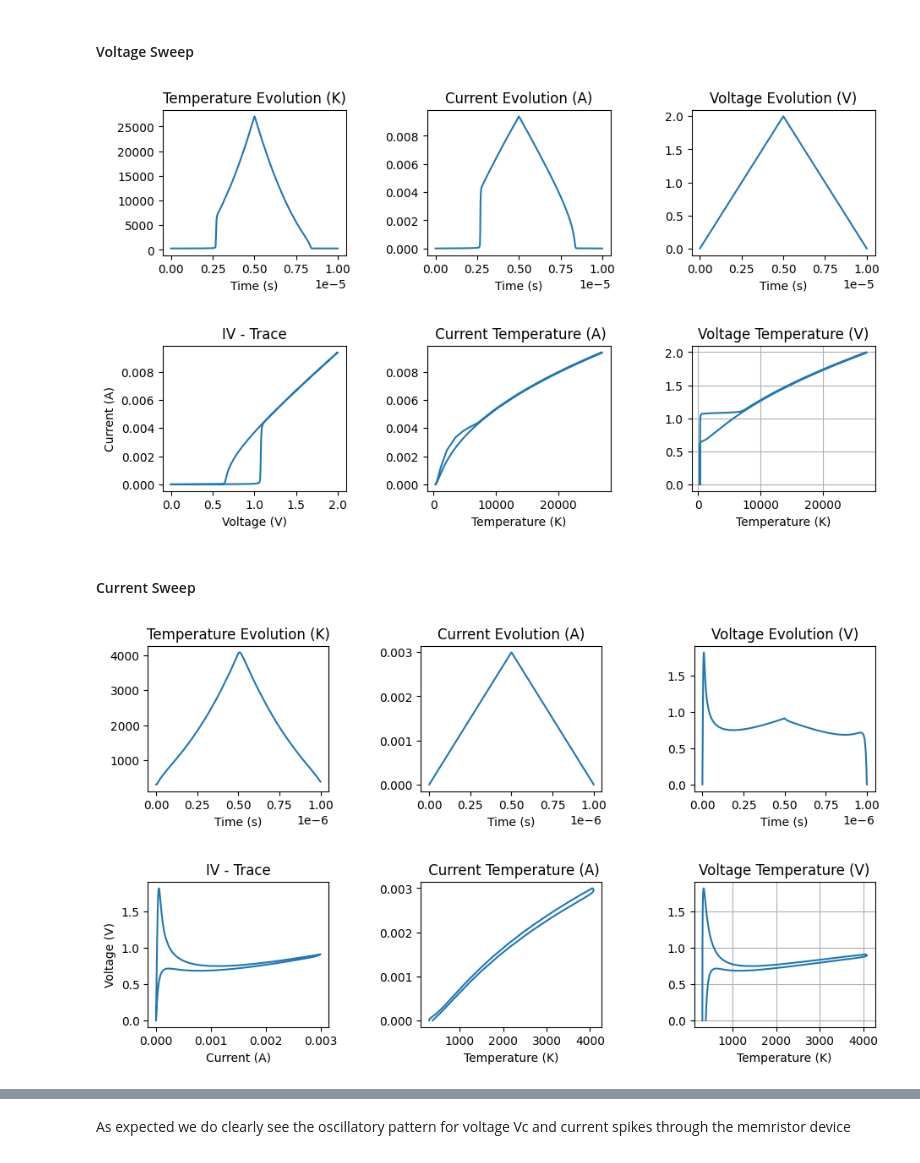
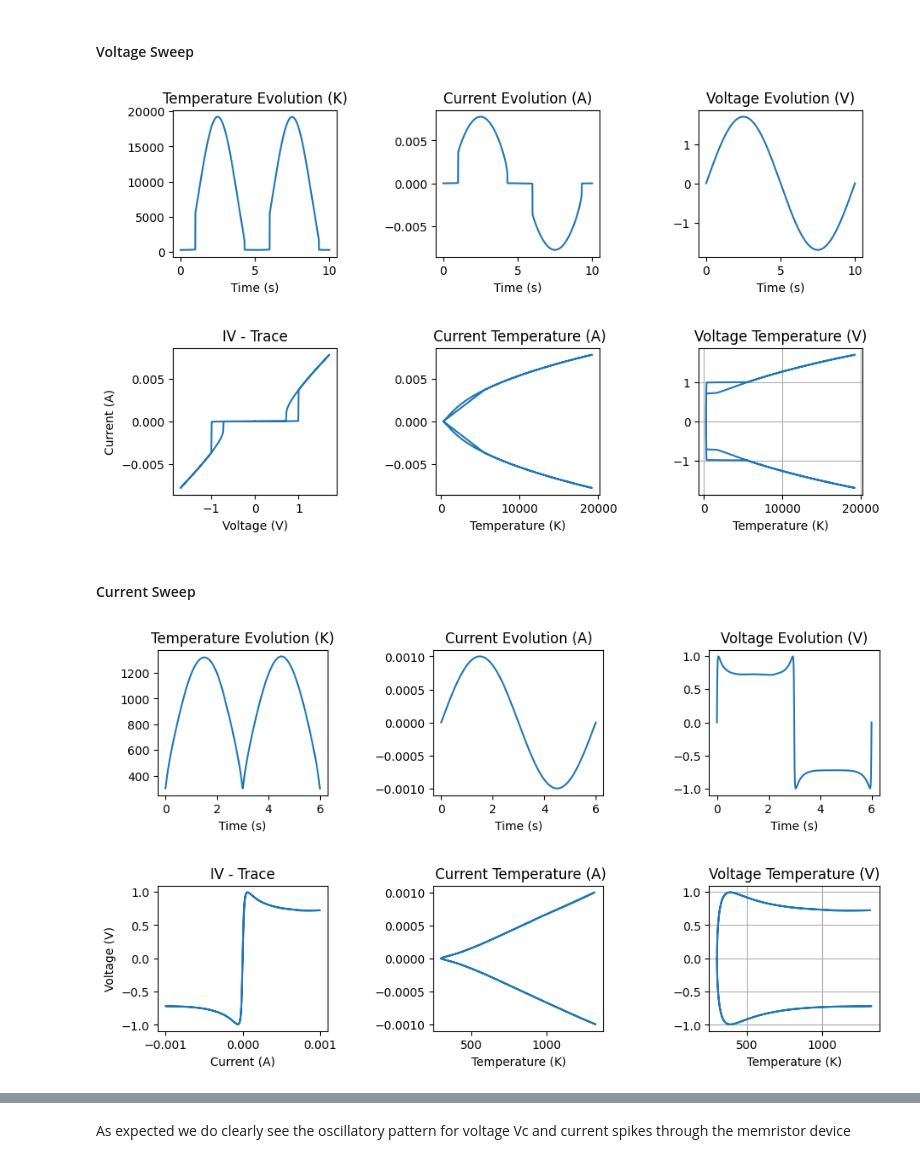
Before and after one commit to Sumalyo/MONN_work, a Jupyter notebook: Memristor_Tasks.ipynb, the cells around one changed output, grey strips where cells are left out. Drawn from its saved outputs; the diff is of its cells as text; code cells hidden in the pictures.

```diff
--- a/Memristor_Tasks.ipynb
+++ b/Memristor_Tasks.ipynb
@@ -19,6 +19,7 @@ class Memristor:
     self.Cth=1e-14
     self.gth=0.7e-6
     self.Tamb=300
+    self.Rs = 200
   def getMemcondductance(self,T):
     G_T = G_T = self.g0 * np.exp(-self.g1 / T) # Calculate the memconductance
     return G_T
@@ -43,6 +44,13 @@ class Memristor:
     Im = self.calculateCurrent(Vm,T)
     dTdt = (1/self.Cth)*((Vm * Im)-self.gth*(T-self.Tamb))
     return dTdt
+  def ChangeModelVoltageFunctionRs(self,t,T,Vfunc,tF):
+    Vm = Vfunc(t,tF)
+    G = self.getMemcondductance(T)
+    Vm = Vm / (1+(self.Rs * G))
+    Im = self.calculateCurrent(Vm,T)
+    dTdt = (1/self.Cth)*((Vm * Im)-self.gth*(T-self.Tamb))
+    return dTdt
   def ChangeModelCurrentFunction(self,t,T,Ifunc,tF):
     Im = Ifunc(t,tF)
     Vm = self.calculateVoltage(Im,T)
@@ -166,0 +113,5 @@ def sweep_gen_v(t,t_final):
+# %%
+def sweep_gen_sinv(t,t_final):
+    peak = 1
+    val = peak*np.sin(2*np.pi*t/t_final)
+    return val
@@ -180,14 +147,14 @@ def sweep_gen_I_1(t,t_final):
 #### Voltage Sweep
 # %%
 mem = Memristor()
-t_final = 1e-5
+t_final = 10
 t_span = (0, t_final)
 t_eval = np.linspace(0, t_final, 1000)
-sol = solve_ivp(mem.ChangeModelVoltageFunction, t_span, [300], t_eval=t_eval, args=(sweep_gen_v,t_final,))
+sol = solve_ivp(mem.ChangeModelVoltageFunction, t_span, [301], t_eval=t_eval, args=(sweep_gen_sinv,t_final,),method='Radau')
 
 # Post-process results
 T_final = sol.y[0]
-V_app_final = np.array([sweep_gen_v(ti,t_final) for ti in sol.t])
+V_app_final = np.array([sweep_gen_sinv(ti,t_final) for ti in sol.t])
 G_final = mem.getMemcondductance(T_final)
 Vm_final = V_app_final
 Im_final = Vm_final * G_final
@@ -205,46 +172,46 @@ plt.xlabel("Time (s)")
 plt.subplot(2, 3, 2)
 plt.plot(sol.t, Im_final)
 plt.title("Current Evolution (A)")
 plt.xlabel("Time (s)")
 
 plt.subplot(2, 3, 3)
 plt.plot(sol.t, Vm_final)
 plt.title("Voltage Evolution (V)")
 plt.xlabel("Time (s)")
 
 plt.subplot(2, 3, 4)
 plt.plot(Vm_final,Im_final)
 plt.title("IV - Trace")
 plt.xlabel("Voltage (V)")
 plt.ylabel("Current (A)")
 
 plt.subplot(2, 3, 5)
 plt.plot(T_final,Im_final)
 plt.title(" Current Temperature (A)")
 plt.xlabel("Temperature (K)")
 
 plt.subplot(2, 3, 6)
 plt.plot(T_final,Vm_final)
 plt.title("Voltage Temperature (V)")
 plt.xlabel("Temperature (K)")
 
 plt.grid(True)
 plt.tight_layout(pad=3.0)
 plt.show()
 # %% [output]
-[figure, old version]
+[figure, new version]
 # %% [markdown]
 #### Current Sweep
 # %%
 mem = Memristor()
-t_final = 1e-6
+t_final = 6
 t_span = (0, t_final)
 t_eval = np.linspace(0, t_final, 1000)
-sol = solve_ivp(mem.ChangeModelCurrentFunction, t_span, [300], t_eval=t_eval, args=(sweep_gen_I,t_final,))
+sol = solve_ivp(mem.ChangeModelCurrentFunction, t_span, [301], t_eval=t_eval, args=(sweep_gen_I_2,t_final,),method='Radau')
 
 # Post-process results
 T_final = sol.y[0]
-Im_final = np.array([sweep_gen_I(ti,t_final) for ti in sol.t])
+Im_final = np.array([sweep_gen_I_2(ti,t_final) for ti in sol.t])
 G_final = mem.getMemcondductance(T_final)
 Vm_final = Im_final/G_final
 # Im_final = Vm_final * G_final
@@ -289,4 +256,4 @@ plt.grid(True)
 plt.tight_layout(pad=3.0)
 plt.show()
 # %% [output]
-[figure, old version]
+[figure, new version]
```
Also changed, not shown: parts of 11 cells of this notebook.
